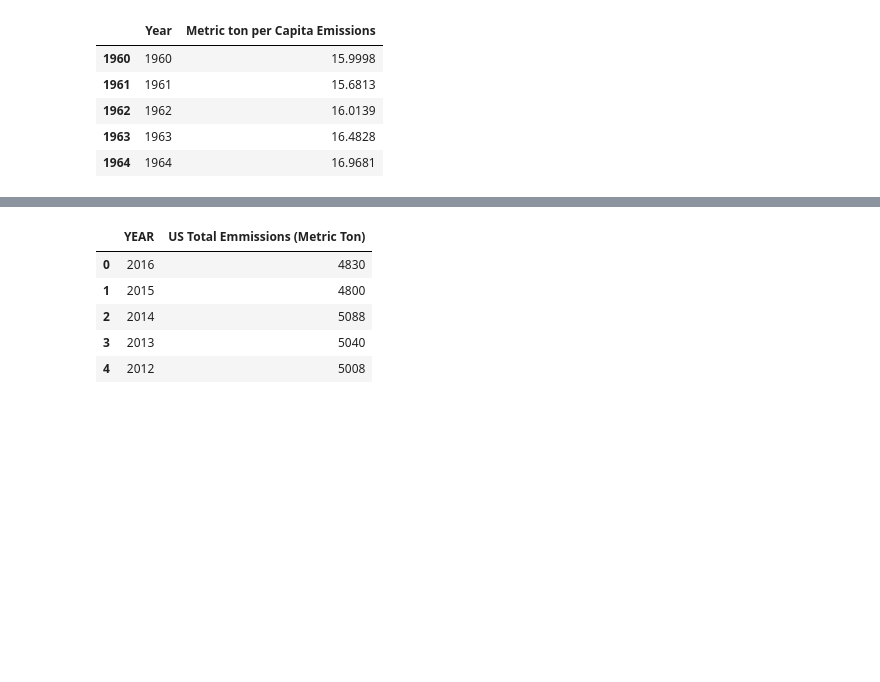
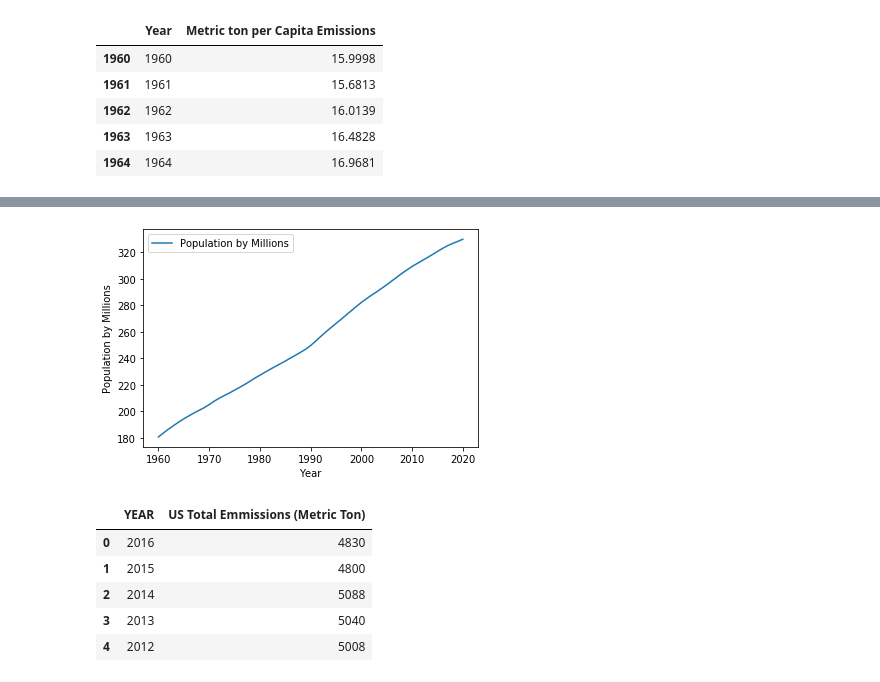
Before and after one commit to RedRubiksCube/project1, a Jupyter notebook: Data_Cleaning/Project1Final.ipynb, the cells around one changed output, grey strips where cells are left out. Cells and saved outputs as stored; diff of their text form; code cells hidden in the pictures; blank space fills up the shorter version.

```diff
--- a/Data_Cleaning/Project1Final.ipynb
+++ b/Data_Cleaning/Project1Final.ipynb
@@ -265,3 +268,11 @@ us_pop_line = pop_df.plot.line(x='Population by Millions', y='Year')
+# %%
+# Creating graph for US Population by Millions
+us_pop_line = pop_df.plot.line(x='Year', y='Population by Millions')
+plt.xlabel('Year')
+plt.ylabel('Population by Millions')
+plt.show()
+# %% [output]
+[figure, added]
 # %%
 # Converting both data frames to intergers
 pop_df = pop_df.astype(int)
```
Also changed, not shown: parts of 21 cells of this notebook.
